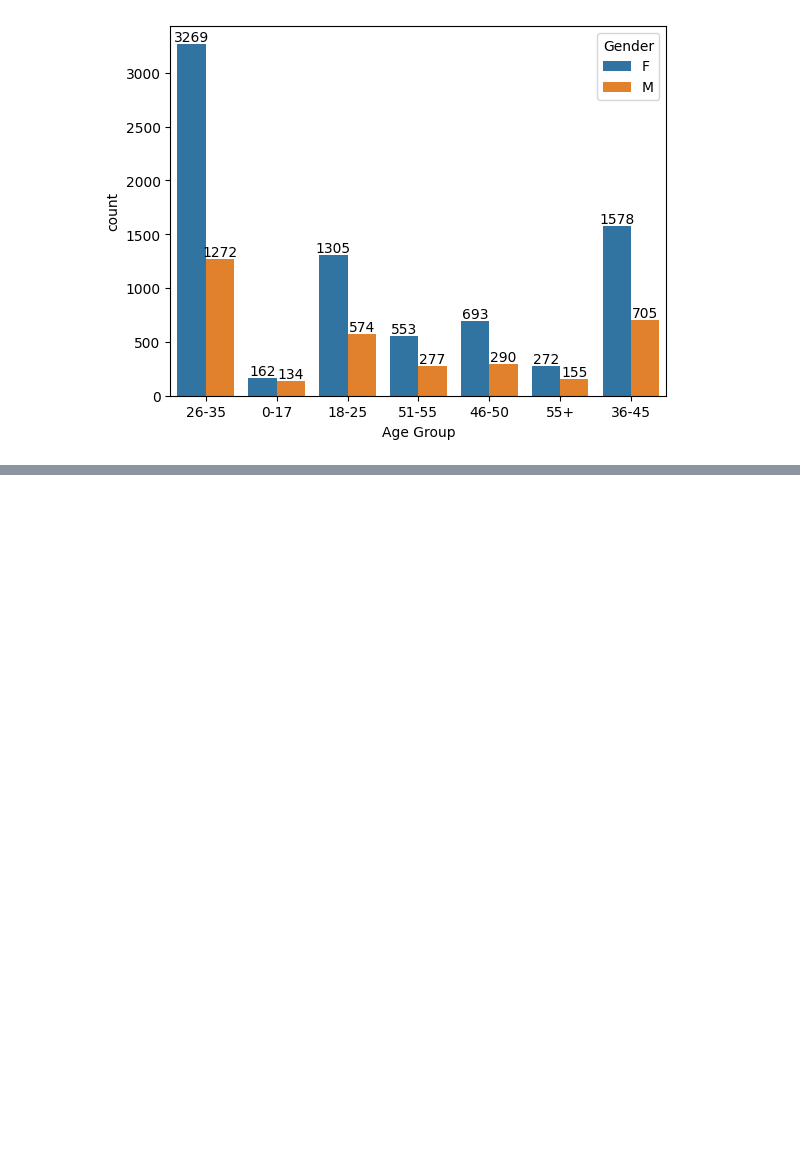
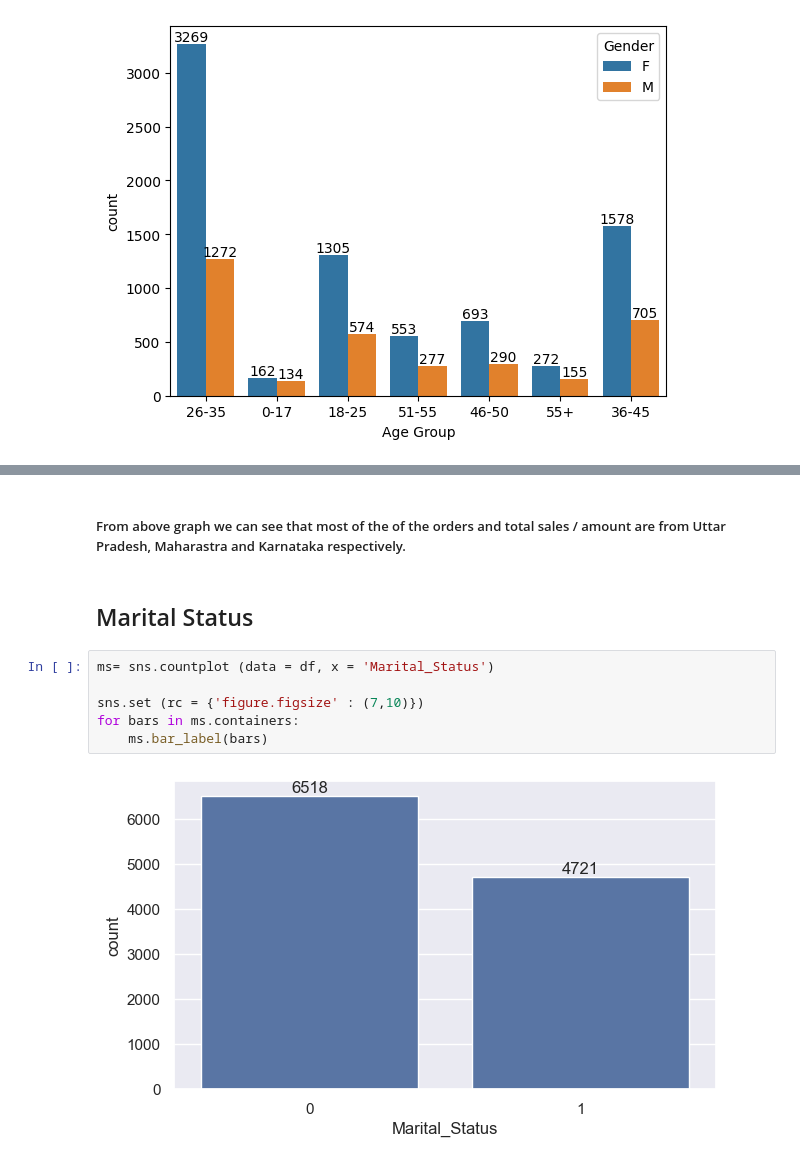
Before and after one commit to sonalika016/Exploratory-Data-Analysis-using-Python, a Jupyter notebook: Diwali_Sales_Analysis.ipynb, the cells around one changed output, grey strips where cells are left out. Cells and saved outputs as stored; diff of their text form; blank space fills up the shorter version.

```diff
--- a/Diwali_Sales_Analysis.ipynb
+++ b/Diwali_Sales_Analysis.ipynb
@@ -188,0 +222,12 @@ for bars in plot.containers:
+# %% [markdown]
+##### From above graph we can see that most of the of the orders and total sales / amount are from Uttar Pradesh, Maharastra and Karnataka respectively.
+# %% [markdown]
+## Marital Status
+# %%
+ms= sns.countplot (data = df, x = 'Marital_Status')
+
+sns.set (rc = {'figure.figsize' : (7,10)})
+for bars in ms.containers:
+    ms.bar_label(bars)
+# %% [output]
+[figure, added]
```
Also changed, not shown: parts of 9 cells of this notebook.
